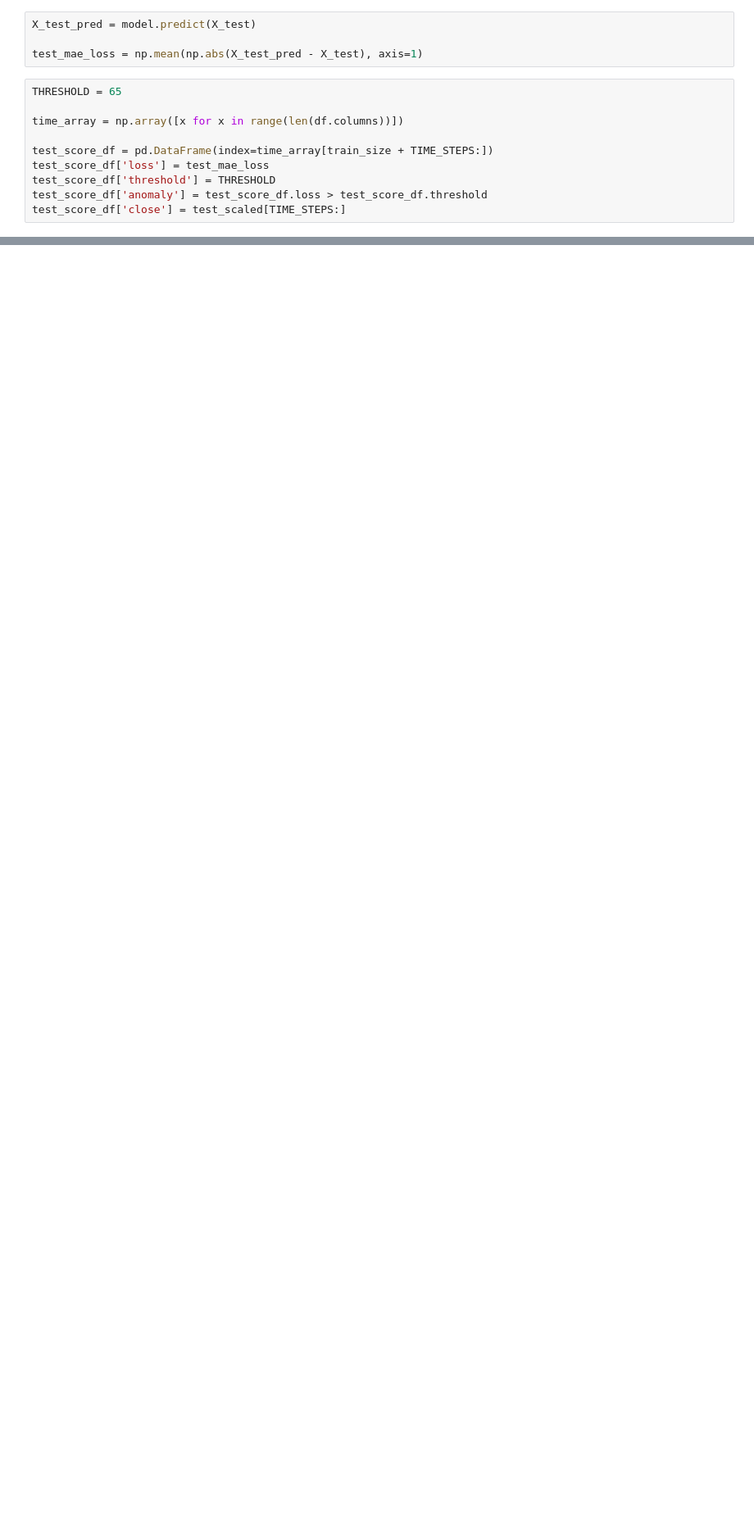
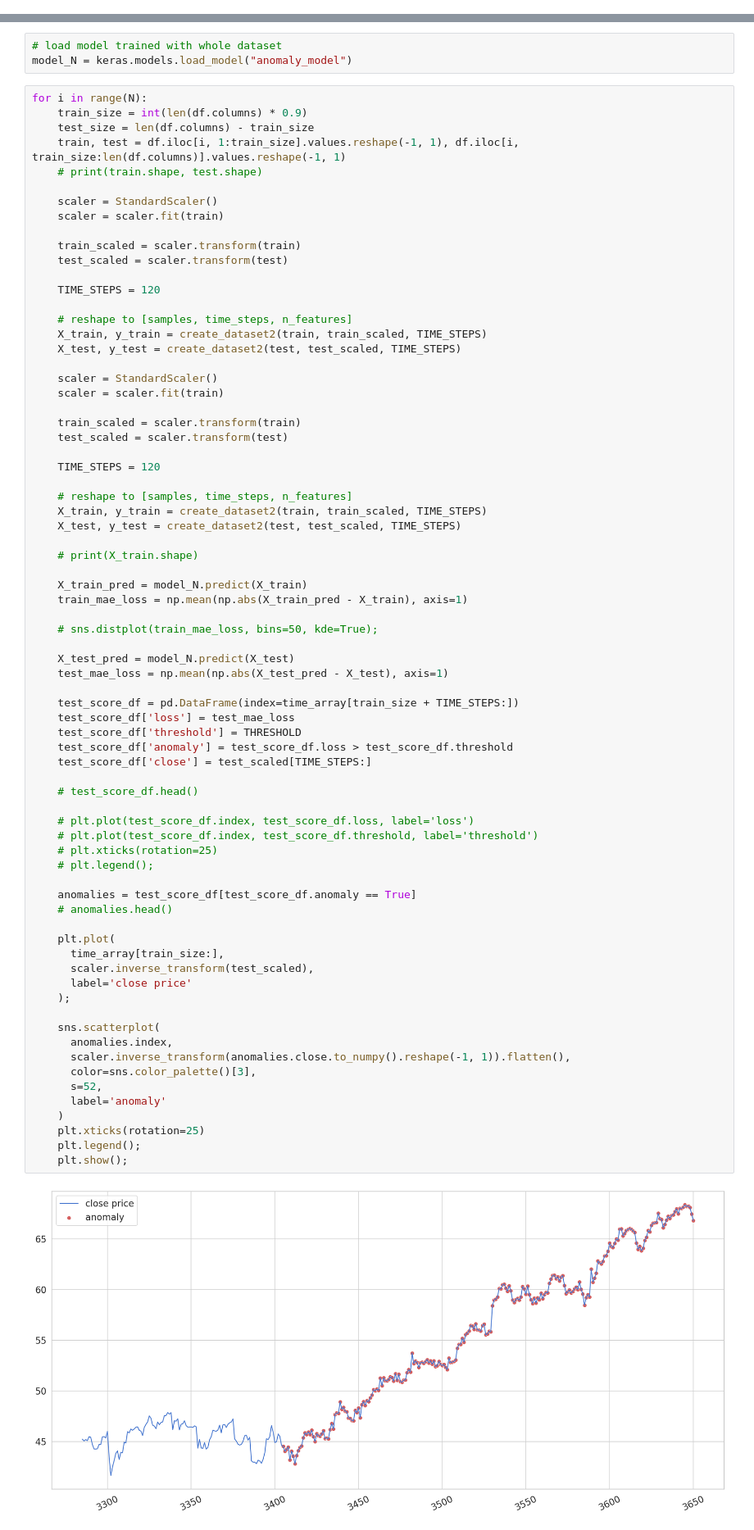
Before and after one commit to DImiTrisXam/algo_project1, a Jupyter notebook: project3/detect.ipynb, the cells around one changed output, grey strips where cells are left out. Shown at 82% size. Cells and saved outputs as stored; diff of their text form; blank space fills up the shorter version.

```diff
--- a/project3/detect.ipynb
+++ b/project3/detect.ipynb
@@ -116,14 +33,0 @@ sns.distplot(train_mae_loss, bins=50, kde=True);
-# %%
-X_test_pred = model.predict(X_test)
-
-test_mae_loss = np.mean(np.abs(X_test_pred - X_test), axis=1)
-# %%
-THRESHOLD = 65
-
-time_array = np.array([x for x in range(len(df.columns))])
-
-test_score_df = pd.DataFrame(index=time_array[train_size + TIME_STEPS:])
-test_score_df['loss'] = test_mae_loss
-test_score_df['threshold'] = THRESHOLD
-test_score_df['anomaly'] = test_score_df.loss > test_score_df.threshold
-test_score_df['close'] = test_scaled[TIME_STEPS:]
@@ -164,0 +34,78 @@ plt.legend();
+# %%
+# load model trained with whole dataset
+model_N = keras.models.load_model("anomaly_model")
+# %%
+for i in range(N):
+    train_size = int(len(df.columns) * 0.9)
+    test_size = len(df.columns) - train_size
+    train, test = df.iloc[i, 1:train_size].values.reshape(-1, 1), df.iloc[i, train_size:len(df.columns)].values.reshape(-1, 1)
+    # print(train.shape, test.shape)
+
+    scaler = StandardScaler()
+    scaler = scaler.fit(train)
+
+    train_scaled = scaler.transform(train)
+    test_scaled = scaler.transform(test)
+
+    TIME_STEPS = 120
+
+    # reshape to [samples, time_steps, n_features]
+    X_train, y_train = create_dataset2(train, train_scaled, TIME_STEPS)
+    X_test, y_test = create_dataset2(test, test_scaled, TIME_STEPS)
+
+    scaler = StandardScaler()
+    scaler = scaler.fit(train)
+
+    train_scaled = scaler.transform(train)
+    test_scaled = scaler.transform(test)
+
+    TIME_STEPS = 120
+
+    # reshape to [samples, time_steps, n_features]
+    X_train, y_train = create_dataset2(train, train_scaled, TIME_STEPS)
+    X_test, y_test = create_dataset2(test, test_scaled, TIME_STEPS)
+
+    # print(X_train.shape)
+
+    X_train_pred = model_N.predict(X_train)
+    train_mae_loss = np.mean(np.abs(X_train_pred - X_train), axis=1)
+
+    # sns.distplot(train_mae_loss, bins=50, kde=True);
+
+    X_test_pred = model_N.predict(X_test)
+    test_mae_loss = np.mean(np.abs(X_test_pred - X_test), axis=1)
+
+    test_score_df = pd.DataFrame(index=time_array[train_size + TIME_STEPS:])
+    test_score_df['loss'] = test_mae_loss
+    test_score_df['threshold'] = THRESHOLD
+    test_score_df['anomaly'] = test_score_df.loss > test_score_df.threshold
+    test_score_df['close'] = test_scaled[TIME_STEPS:]
+
+    # test_score_df.head()
+
+    # plt.plot(test_score_df.index, test_score_df.loss, label='loss')
+    # plt.plot(test_score_df.index, test_score_df.threshold, label='threshold')
+    # plt.xticks(rotation=25)
+    # plt.legend();
+
+    anomalies = test_score_df[test_score_df.anomaly == True]
+    # anomalies.head()
+
+    plt.plot(
+      time_array[train_size:],
+      scaler.inverse_transform(test_scaled),
+      label='close price'
+    );
+
+    sns.scatterplot(
+      anomalies.index,
+      scaler.inverse_transform(anomalies.close.to_numpy().reshape(-1, 1)).flatten(),
+      color=sns.color_palette()[3],
+      s=52,
+      label='anomaly'
+    )
+    plt.xticks(rotation=25)
+    plt.legend();
+    plt.show();
+# %% [output]
+[figure, added]
```
Also changed, not shown: parts of 15 cells of this notebook, 8 other files.
